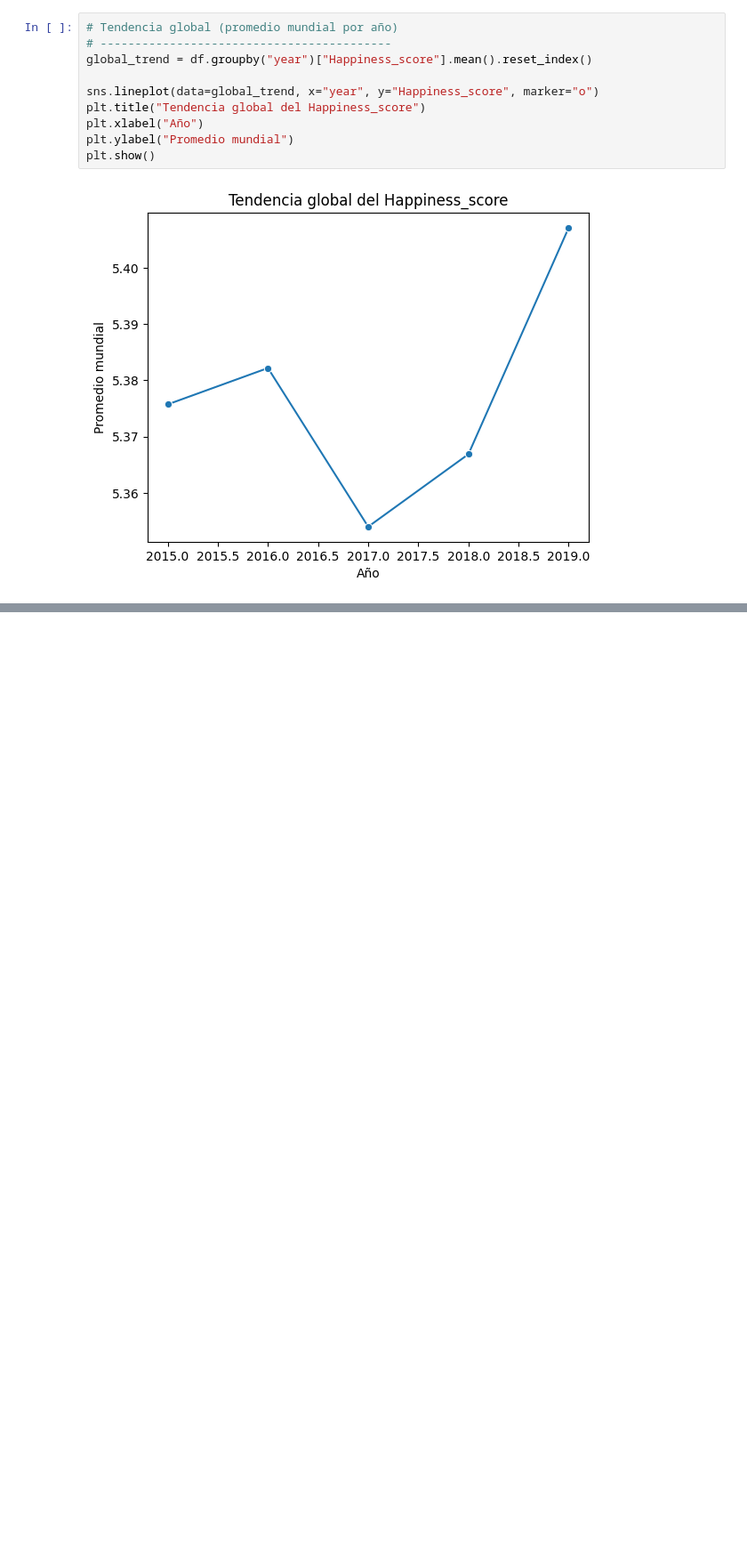
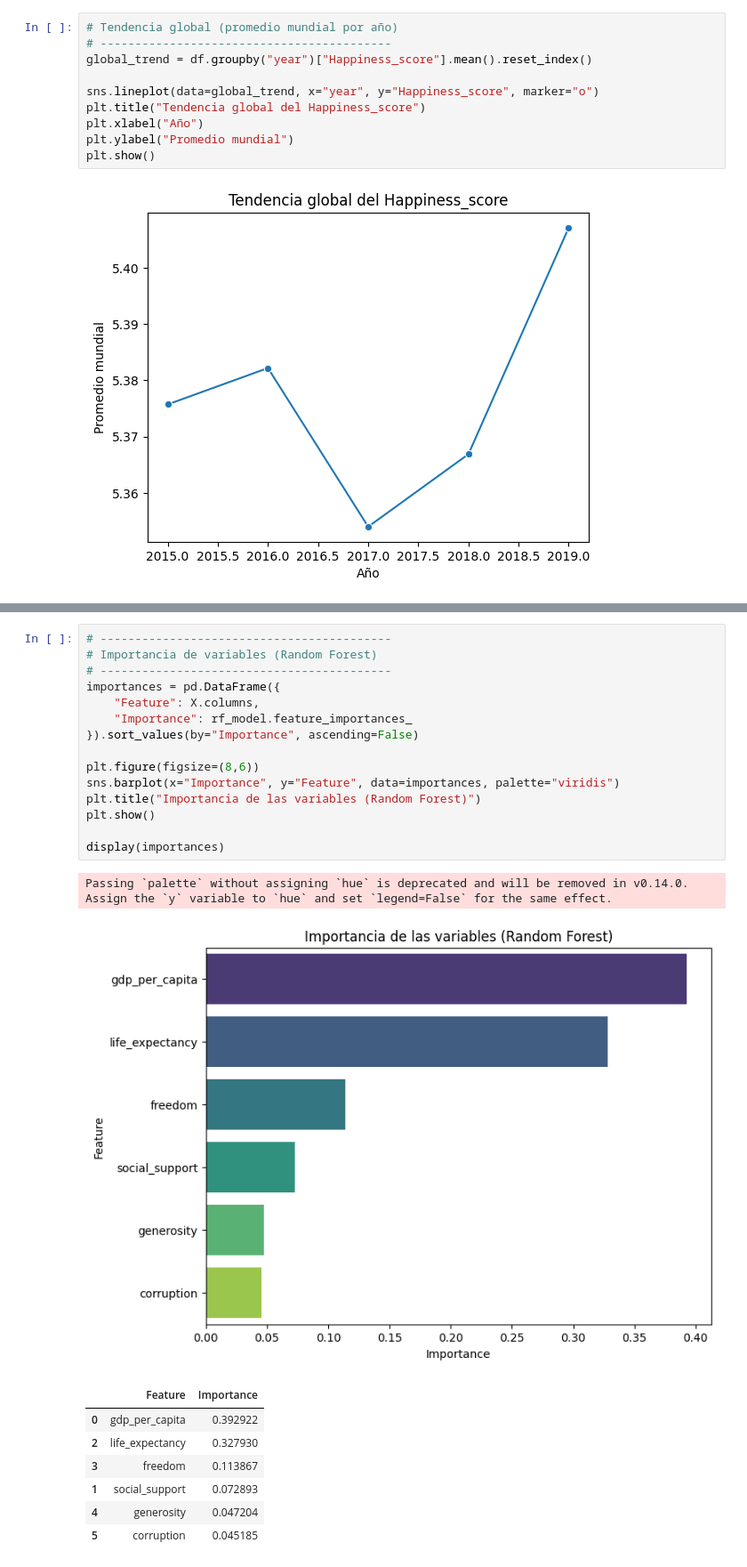
Before and after one commit to fecalderonqu/G2_A_-ANALISIS_DATOS, a Jupyter notebook: analisis_datos.ipynb, the cells around one changed output, grey strips where cells are left out. Shown at 89% size. Cells and saved outputs as stored; diff of their text form; blank space fills up the shorter version.

```diff
--- a/analisis_datos.ipynb
+++ b/analisis_datos.ipynb
@@ -351,0 +506,25 @@ plt.show()
+# %%
+# ------------------------------------------
+# Importancia de variables (Random Forest)
+# ------------------------------------------
+importances = pd.DataFrame({
+    "Feature": X.columns,
+    "Importance": rf_model.feature_importances_
+}).sort_values(by="Importance", ascending=False)
+
+plt.figure(figsize=(8,6))
+sns.barplot(x="Importance", y="Feature", data=importances, palette="viridis")
+plt.title("Importancia de las variables (Random Forest)")
+plt.show()
+
+display(importances)
+# %% [output]
+Passing `palette` without assigning `hue` is deprecated and will be removed in v0.14.0. Assign the `y` variable to `hue` and set `legend=False` for the same effect.
+[figure, added]
+|  | Feature | Importance |
+| 0 | gdp_per_capita | 0.392922 |
+| 2 | life_expectancy | 0.327930 |
+| 3 | freedom | 0.113867 |
+| 1 | social_support | 0.072893 |
+| 4 | generosity | 0.047204 |
+| 5 | corruption | 0.045185 |
```
Also changed, not shown: parts of 11 cells of this notebook, 2 other files.
